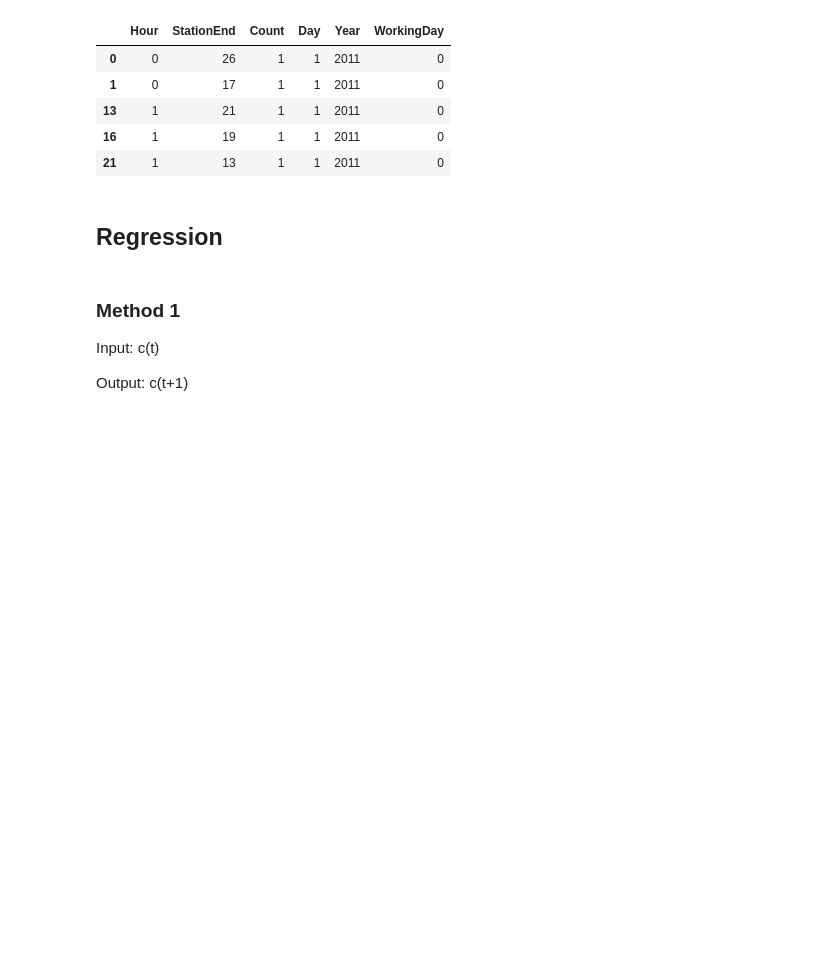
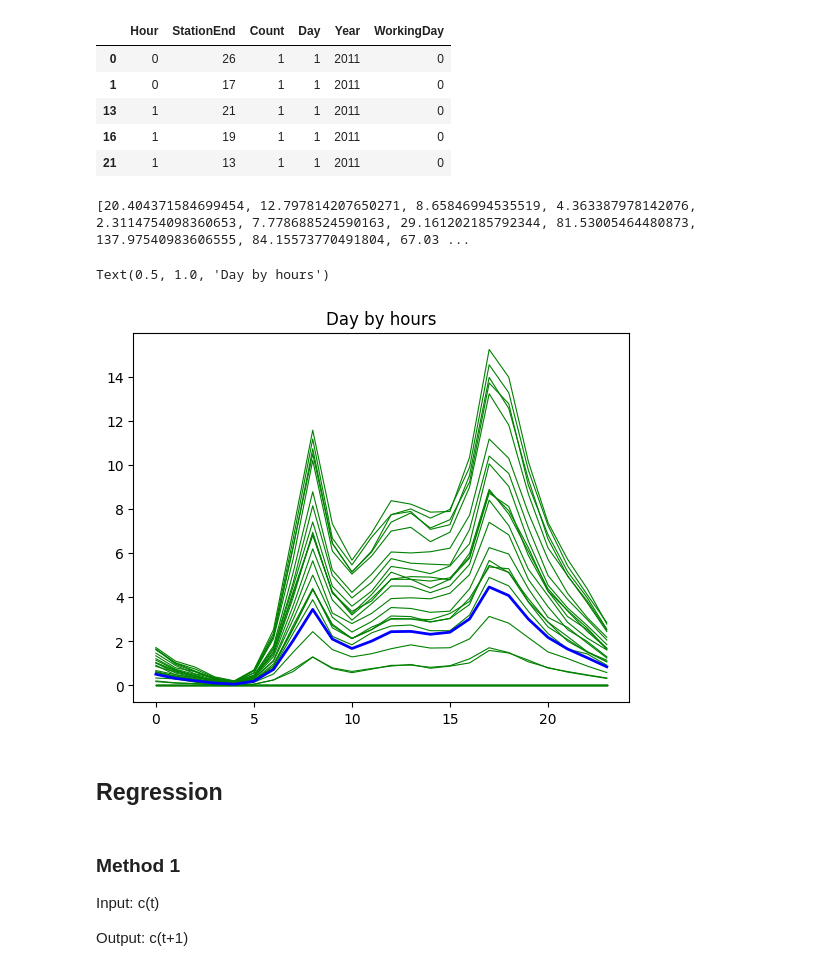
Before and after one commit to FlipGoncalves/BikeSharingDeepLearning, a Jupyter notebook: Regression/regressionDateKFold.ipynb, the cells around one changed output. Drawn from its saved outputs; the diff is of its cells as text; code cells hidden in the pictures; blank space fills up the shorter version.

```diff
--- a/Regression/regressionDateKFold.ipynb
+++ b/Regression/regressionDateKFold.ipynb
@@ -44,6 +52,31 @@ dataset.head()
 | 13 | 1 | 21 | 1 | 1 | 2011 | 0 |
 | 16 | 1 | 19 | 1 | 1 | 2011 | 0 |
 | 21 | 1 | 13 | 1 | 1 | 2011 | 0 |
+# %%
+cnt = {x:[0 for y in range(0,24)] for x in stations["Station ID"]}
+
+for trip in dataset.values:
+    cnt[trip[1]][trip[0]] += trip[2]
+
+from operator import add
+
+avg = [0 for x in range(0,24)]
+index = 0
+# legend = []
+for day, cont in cnt.items():
+    plt.plot(list(range(len(cont))), [x/366 for x in cont], linewidth=0.8, color="green")
+    avg = list( map(add, avg, [x/366 for x in cont]) )
+#     legend.append(f"{day}")
+# plt.legend(legend)
+
+plt.plot(list(range(len(avg))), [x/len(cnt.keys()) for x in avg], linewidth=2, color="blue")
+print(avg)
+
+plt.title("Day by hours")
+# %% [output]
+[20.404371584699454, 12.797814207650271, 8.65846994535519, 4.363387978142076, 2.3114754098360653, 7.778688524590163, 29.161202185792344, 81.53005464480873, 137.97540983606555, 84.15573770491804, 67.03 ...
+Text(0.5, 1.0, 'Day by hours')
+[figure, added]
 # %% [markdown]
 ## Regression
 # %%
```
Also changed, not shown: parts of 10 cells of this notebook, 8 other files.
